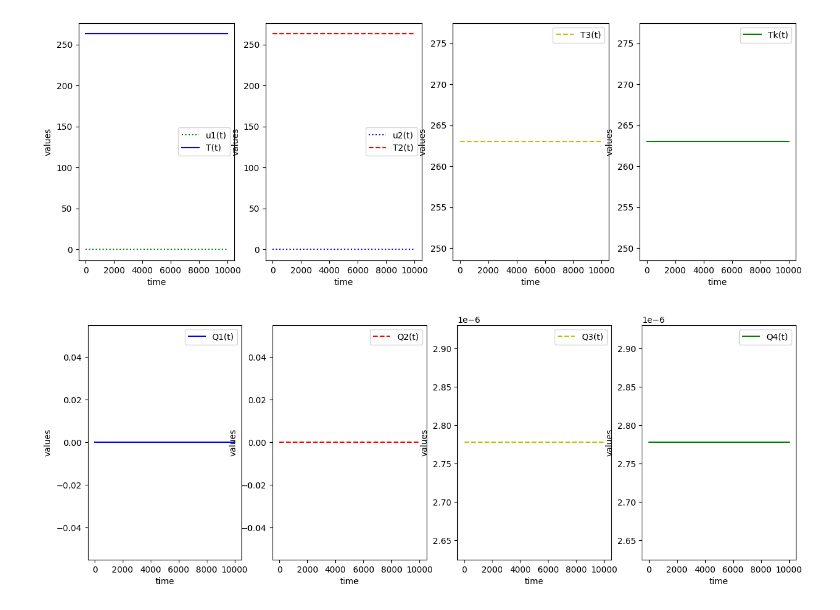
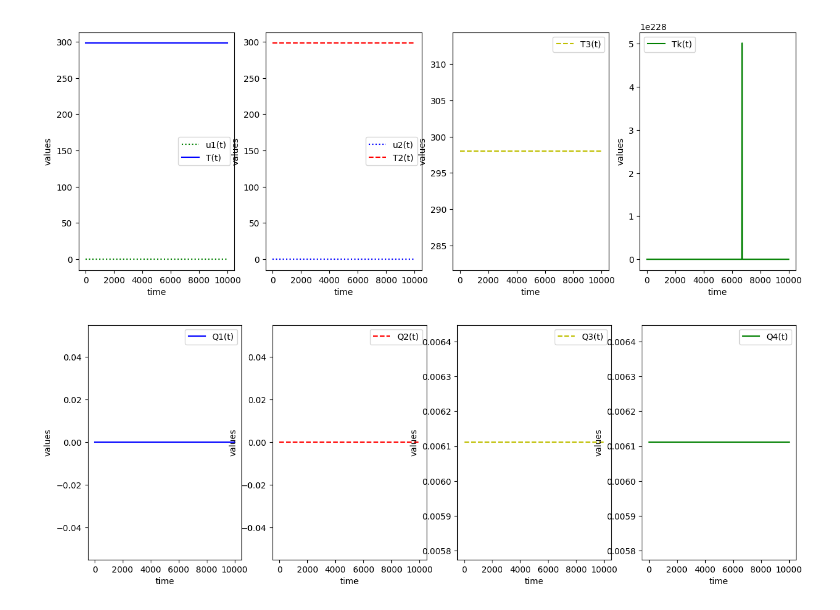
Before and after one commit to csonkam/OTS-egyeni, a Jupyter notebook: Teszt1.ipynb, the cells around one changed output. Drawn from its saved outputs; the diff is of its cells as text; code cells hidden in the pictures.

```diff
--- a/Teszt1.ipynb
+++ b/Teszt1.ipynb
@@ -5,34 +5,45 @@ from scipy.integrate import odeint
 import matplotlib.pyplot as plt
 import numpy as np
 # Alap adatok
-B=0.01/3600 #m^3/s
+B=22/3600 #0.01/3600 #m^3/s
 rho=1000 #kg/m^3
-cp=4.18 #kJ/(kgK)
-V=0.007 #m^3
-alfa=0.1 #W/(m^2K)
-A=5.3 #m^2
+cp=4180 #J/(kgK)
+Vh=0.007 #m^3
+Vg=0.0026 #m^3
+V=0.0007 #m^3
+alfa=250 #0.01 #W/(m^2K)
+Ah=5.3 #m^2
+Ag=3.1 #m^2
 Tm=263 #K,-10C°
 Tg=432 #K, 159C°
-Tbe=263 #K
+Tbe=298 #K
 T0=Tbe #298 #K
 def hocserelo_modell(y0, t, u1):
-    T=y0[0]
-    dT_dt=(B*(u1/100)*rho*cp*(Tbe-T)+alfa*A*(Tm-T))/(V*rho*cp)
+    T1=y0[0]
+    dT1_dt=(B/Vh*(u1/100)*(Tr[i]-T1)+alfa*Ah*(Tm-T1))/(Vh*rho*cp)
     #dT_dt=B*(u1/100)*rho*cp*(Tbe-T)+(alfa*A/(V*rho*cp))*(Tm-T)
-    return dT_dt
+    return dT1_dt
 def hocserelo_modell1(y1, t, u1, u2):
     T2=y1[0]
-    dT2_dt=(B*((100-u1)/100)*(u2/100)*rho*cp*(Tbe-T2)+alfa*A*(Tg-T2))/(V*rho*cp)
+    dT2_dt=(B/Vg*((100-u1)/100)*(u2/100)*(Tr[i]-T2)+alfa*Ag*(Tg-T2))/(Vg*rho*cp)
     return dT2_dt
 def hocserelo_modell2(y2, t, u1, u2):
     T3=y2[0]
-    dT3_dt=(B*((100-u1)/100)*((100-u2)/100)*rho*cp*(Tbe-T3))/(V*rho*cp)
+    dT3_dt=B/V*((100-u1)/100)*((100-u2)/100)*(Tr[i]-T3)
     return dT3_dt
+Vr=0.6 #m^3
+Ah=4 #m^2
+Trr=300 #K
+def Reaktor(y3, t):
+    Tr=y3[0]
+    dTr_dt=(B/Vr*(Tk[i]-Tr)+alfa*Ah*(Trr-Tr))/(Vr*rho*cp)
+    return dTr_dt
 n=500 #s időpontok
 t=np.linspace(0,10000,n)
 z0=T0
 z1=T0
 z2=T0
+z3=T0
 #result=odeint(hocserelo_modell, t_span, x0, hmax=0.01)
 # step input
 u1 = np.zeros(n)
@@ -45,7 +56,7 @@ u3 = np.zeros(n)
 
 
 # store solution
-T = np.empty_like(t)
+T1 = np.empty_like(t)
 T2 = np.empty_like(t)
 T3 = np.empty_like(t)
 Tk = np.empty_like(t)
@@ -53,8 +64,10 @@ Q1 = np.empty_like(t)
 Q2 = np.empty_like(t)
 Q3 = np.empty_like(t)
 Q4 = np.empty_like(t)
+
+Tr = np.empty_like(t)
 # record initial conditions
-T[0] = z0
+T1[0] = z0
 T2[0] = z1
 T3[0]= z2
 Tk[0]=T0
@@ -62,6 +75,8 @@ Q1[0]=0
 Q2[0]=0
 Q3[0]=B
 Q4[0]=B
+
+Tr[0]=T0
 
 # solve ODE
 for i in range(1,n):
@@ -73,6 +88,8 @@ for i in range(1,n):
     z = odeint(hocserelo_modell,z0,tspan,args=(u1[i],),hmax=0.6)
     z1 = odeint(hocserelo_modell1,z1,tspan,args=(u1[i],u2[i]),hmax=0.6)
     z2 = odeint(hocserelo_modell2,z2,tspan,args=(u1[i],u2[i]),hmax=0.6)
+
+    z3 = odeint(Reaktor,z3,tspan,hmax=0.6)
     # calculate Tk
       #Tk[i]=(B*u1[i]/100*z[1][0]+B*((100-u1[i])/100)*u2[i]/100*z1[1][0]+B*((100-u1[i])/100)*(100-u2[i])/100*z2[1][0])/B
     Q1[i]=B*u1[i]/100
@@ -84,56 +101,60 @@ for i in range(1,n):
 
     # store solution for plotting
     if u1[i]>0 and u2[i]>0:
-      T[i] = z[1][-1]
+      T1[i] = z[1][-1]
       T2[i] = z1[1][-1]
       T3[i] = z2[1][-1]
+      Tr[i] = z3[1][-1]
     elif u1[i]==0 and u2[i]>0:
-      T[i] = Tbe
+      T1[i] = Tbe
       T2[i] = z1[1][-1]
       T3[i] = z2[1][-1]
+      Tr[i] = z3[1][-1]
     elif u1[i]>0 and u2[i]==0:
-      T[i] = z[1][-1]
+      T1[i] = z[1][-1]
       T2[i] = Tbe
       T3[i] = z2[1][-1]
+      Tr[i] = z3[1][-1]
     elif u1[i]==0 and u2[i]==0:
-      T[i] = Tbe
+      T1[i] = Tbe
       T2[i] = Tbe
       T3[i] = Tbe
-
+      Tr[i] = z3[1][-1]
     # next initial condition
     #print(z1)
     z0 = z[1][-1]
     z1 = z1[1][-1]
     z2 = z2[1][-1]
+    z3 = z3[1][-1]
 
 
 # plot results
 plt.figure(figsize=(15,5))
 plt.subplot(141)
 plt.plot(t,u1,'g:',label='u1(t)')
-plt.plot(t,T,'b-',label='T(t)')
+plt.plot(t,T1,'b-',label='T(t)')
 plt.ylabel('values')
 plt.xlabel('time')
 plt.legend(loc='best')
 plt.subplot(142)
 plt.plot(t,u2,'b:',label='u2(t)')
 plt.plot(t,T2,'r--',label='T2(t)')
 plt.ylabel('values')
 plt.xlabel('time')
 plt.legend(loc='best')
 plt.subplot(143)
 plt.plot(t,T3,'y--',label='T3(t)')
 plt.ylabel('values')
 plt.xlabel('time')
 plt.legend(loc='best')
 plt.subplot(144)
 plt.plot(t,Tk,'g-',label='Tk(t)')
 plt.ylabel('values')
 plt.xlabel('time')
 plt.legend(loc='best')
 plt.show()
 # %% [output]
-[figure, old version]
+[figure, new version]
 # %%
 # plot results
 plt.figure(figsize=(15,5))
@@ -159,4 +180,4 @@ plt.xlabel('time')
 plt.legend(loc='best')
 plt.show()
 # %% [output]
-[figure, old version]
+[figure, new version]
```
Also changed, not shown: parts of 1 cell of this notebook.
